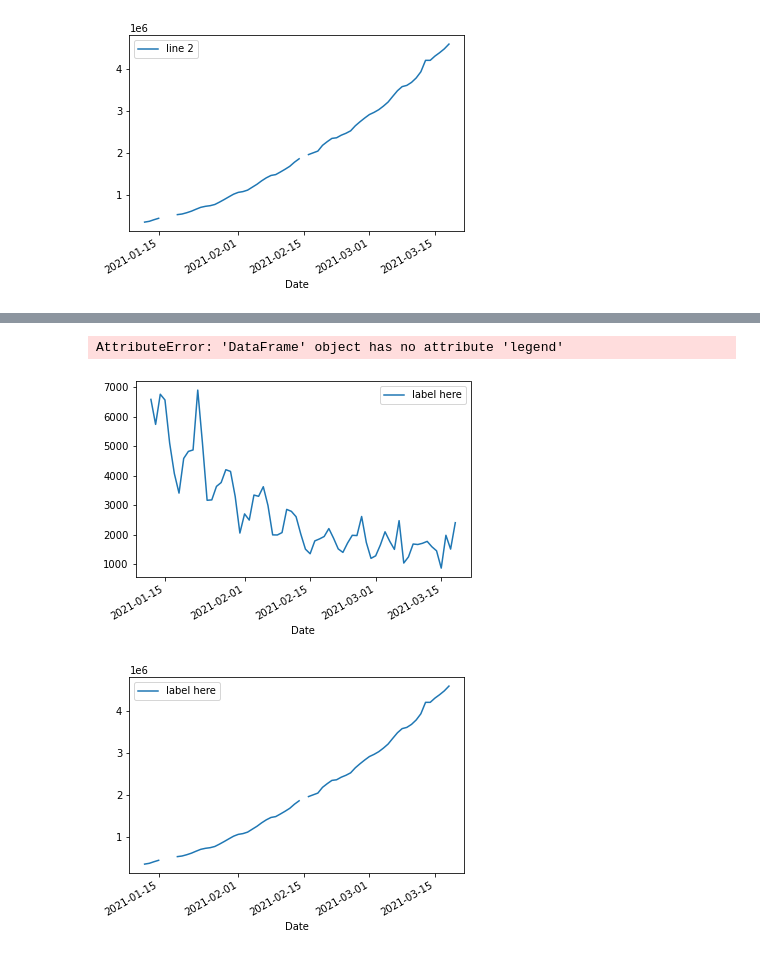
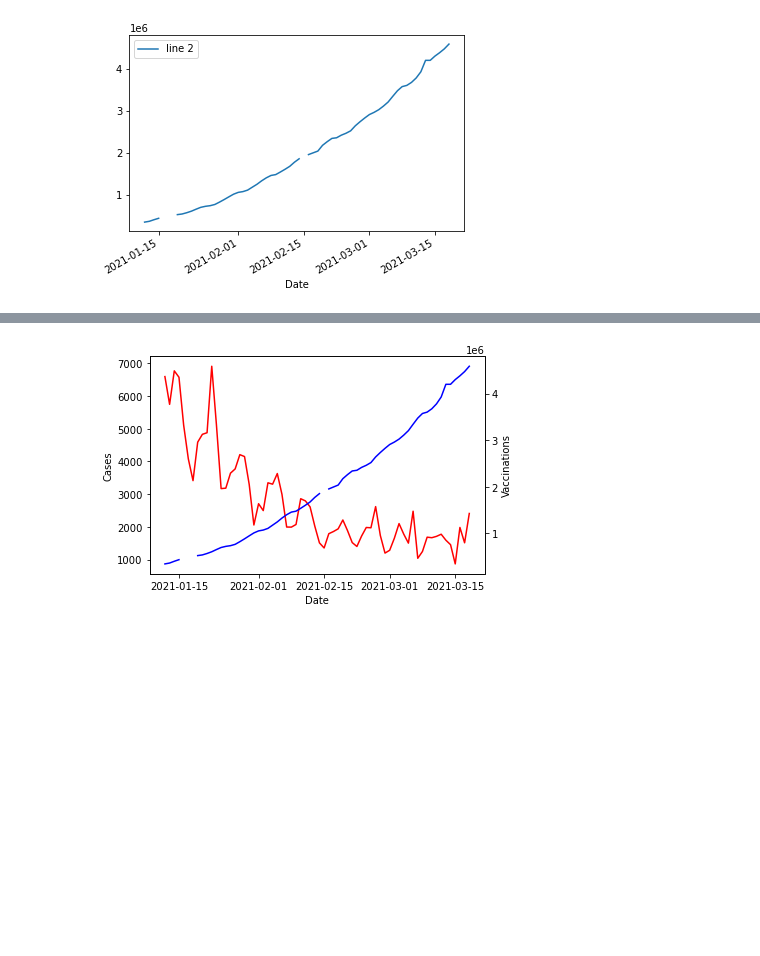
Before and after one commit to grace-im/graceim_personal, a Jupyter notebook: covid data/covid_data.ipynb, the cells around one changed output, grey strips where cells are left out. Saved outputs shown, nothing was run; the diff lists cells and outputs as text; code cells hidden in the pictures; blank space fills up the shorter version.

Commit message:
graphing finsihed

```diff
--- a/covid data/covid_data.ipynb
+++ b/covid data/covid_data.ipynb
@@ -135,10 +129,18 @@ ax
-# %%
-import matplotlib.pyplot as plt
-merged_df.plot('Date', 'Case', label='label here')
-merged_df.plot('Date', 'total_vaccinations', label='label here')
-merged_df.legend(loc='best')
-merged_df.show()
-# %% [output]
-AttributeError: 'DataFrame' object has no attribute 'legend'
-[figure, removed]
-[figure, removed]
+# %%
+fig,ax = plt.subplots()
+ax.plot(merged_df.Date, merged_df.Case, color = "red")
+ax.set_xlabel("Date")
+ax.set_ylabel("Cases")
+
+ax2 = ax.twinx()
+ax2.plot(merged_df.Date, merged_df.total_vaccinations, color = "blue")
+ax2.set_ylabel("Vaccinations")
+plt.show()
+
+#save the plot as a file
+fig.savefig('two_different_y_axis_for_single_python_plot_with_twinx.jpg',
+            format='jpeg',
+            dpi=100,
+            bbox_inches='tight')
+# %% [output]
+[figure, added]
```
Also changed, not shown: parts of 2 cells of this notebook.
